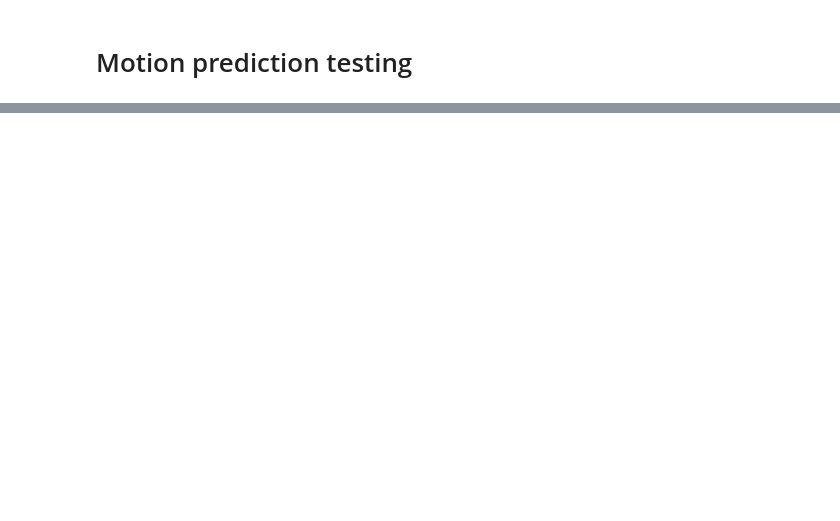
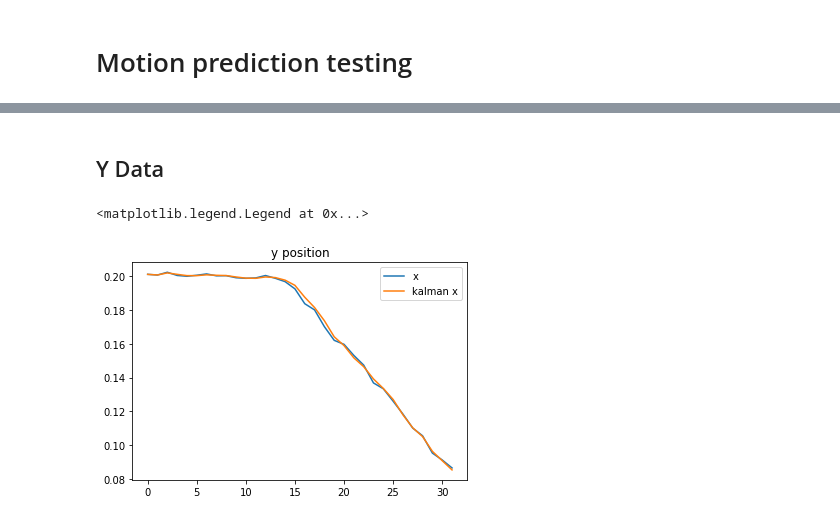
Before and after one commit to SaahilParikh/Interceptor, a Jupyter notebook: Motion Prediction.ipynb, the cells around one changed output, grey strips where cells are left out. Saved outputs shown, nothing was run; the diff lists cells and outputs as text; code cells hidden in the pictures; blank space fills up the shorter version.

```diff
--- a/Motion Prediction.ipynb
+++ b/Motion Prediction.ipynb
@@ -31,0 +32,10 @@ plt.plot(data.kvx)
+# %% [markdown]
+## Y Data
+# %%
+plt.plot(data.y, label='x')
+plt.plot(data.ky, label='kalman x')
+plt.title('y position')
+plt.legend()
+# %% [output]
+<matplotlib.legend.Legend at 0x...>
+[figure, added]
```
Also changed, not shown: parts of 5 cells of this notebook, 2 other files.
